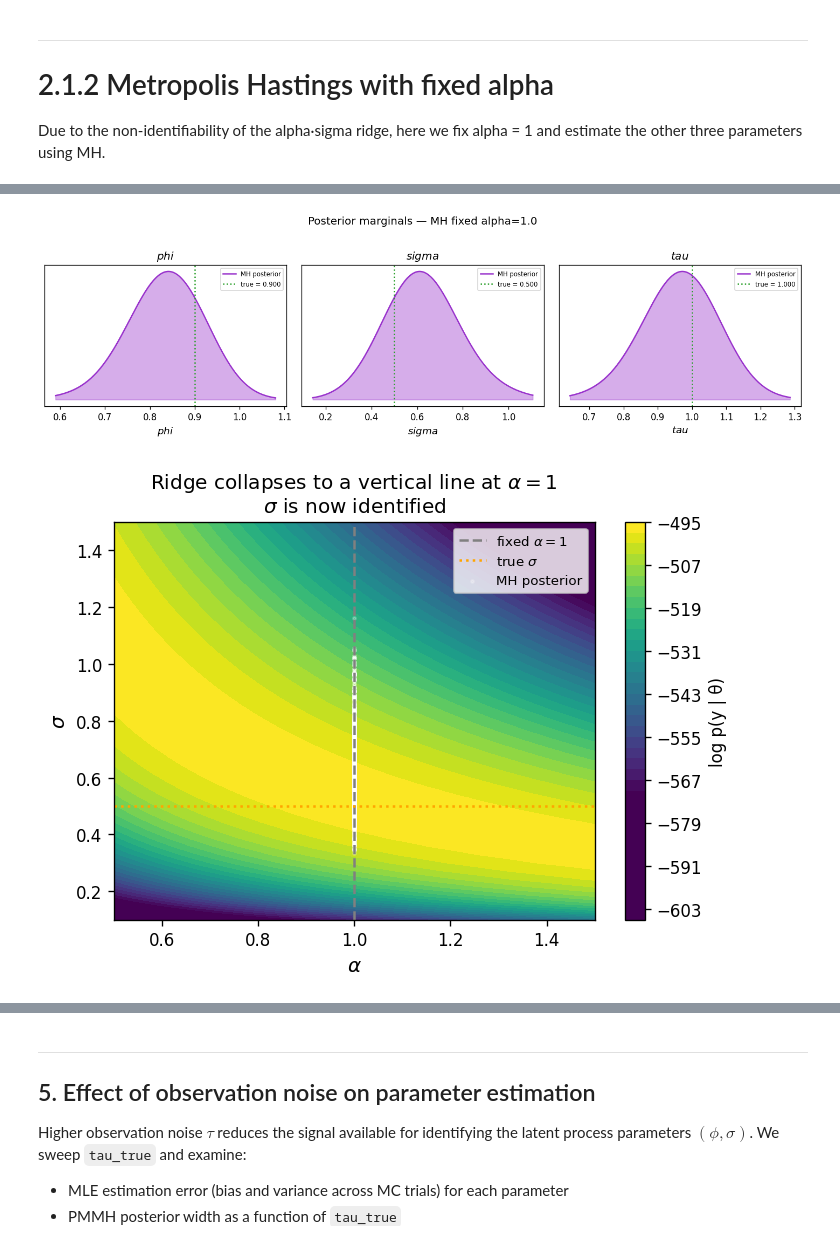
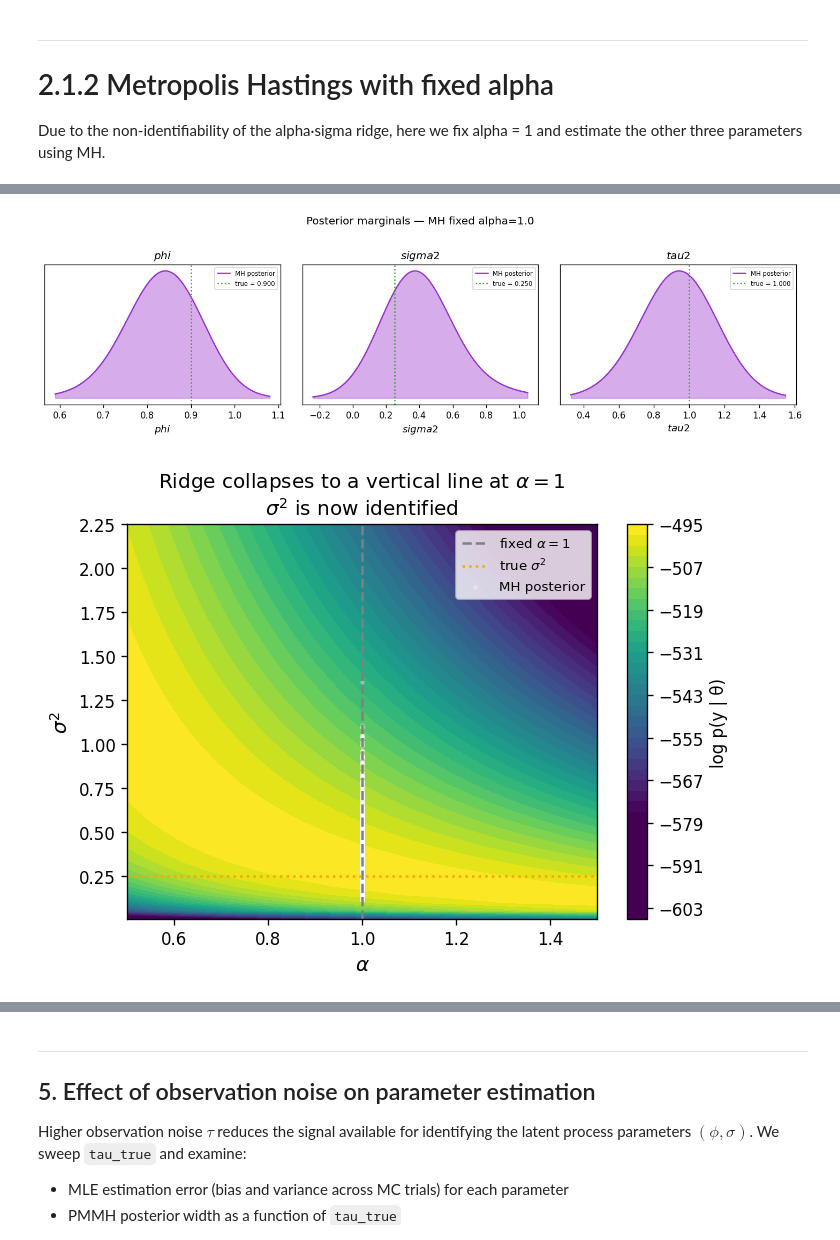
Before and after one commit to rickyli02/particle_filter_project_submission, a Jupyter notebook: notebooks/parameter_estimation.ipynb, the cells around one changed output, grey strips where cells are left out. Drawn from its saved outputs; the diff is of its cells as text; code cells hidden in the pictures.

```diff
--- a/notebooks/parameter_estimation.ipynb
+++ b/notebooks/parameter_estimation.ipynb
@@ -140,6 +141,6 @@ MLEResult  loglik=-495.5197  converged  n_evals=65
 # %%
 # ── comparison table and plots ────────────────────────────────────────────────
-names   = result.param_names                  # ['phi', 'alpha', 'sigma', 'tau']
+names   = result.param_names                  # ['phi', 'alpha', 'sigma2', 'tau2']
 mle_est = list(result.constrained_params)
 ses     = list(result.std_errors) if result.std_errors is not None else [None] * 4
 trues   = [TRUE_PARAMS[p] for p in names]
@@ -153,12 +154,12 @@ for name, tv, mv, se in zip(names, trues, mle_est, ses):
         print(f"{name:<8}  {tv:>8.4f}  {mv:>10.4f}  {'—':>10}  {'—':>10}")
 
 # ── Kalman filter with MLE params → filtered state ────────────────────────────
-phi_m, alpha_m, sigma_m, tau_m = mle_est
+phi_m, alpha_m, sigma2_m, tau2_m = mle_est
 lg_mle = LinearGaussianSSM(
     a=np.array([[phi_m]]),
     c=np.array([[alpha_m]]),
-    q=np.array([[sigma_m**2]]),
-    r=np.array([[tau_m**2]]),
+    q=np.array([[sigma2_m]]),
+    r=np.array([[tau2_m]]),
 )
 kf_mle = KalmanFilter(lg_mle, obs)
 filt_means, filt_covs, kf_loglik = kf_mle.run_filter()
@@ -181,10 +182,10 @@ plt.show()
 
 # ── profile log-likelihoods (1-D slices through MLE) ─────────────────────────
 grids = {
-    'phi':   np.linspace(-0.98, 0.98, 150),
-    'alpha': np.linspace(0.15, 2.80, 150),
-    'sigma': np.linspace(0.08, 1.60, 150),
-    'tau':   np.linspace(0.20, 3.00, 150),
+    'phi':    np.linspace(-0.98, 0.98, 150),
+    'alpha':  np.linspace(0.15, 2.80, 150),
+    'sigma2': np.linspace(0.005, 2.5,  150),
+    'tau2':   np.linspace(0.04,  8.0,  150),
 }
 mle_dict = dict(zip(names, mle_est))
 
@@ -221,9 +222,6 @@ plt.suptitle('Profile log-likelihood — one parameter varied, all others held a
              y=1.02, fontsize=10)
 plt.tight_layout()
 plt.show()
-
-# Note: alpha and sigma show no ±2 SE band because the Hessian is near-singular
-# along the α·σ identification ridge — explored in Section 4.
 # %% [output]
 Param         True         MLE          SE   |bias|/SE
 ────────────────────────────────────────────────────
@@ -259,7 +257,7 @@ the effect of particle noise on mixing and posterior width.
 # ── MH setup ──────────────────────────────────────────────────────────────────
 N_ITER_MH = 3000
 BURN_IN_MH = 500
-step_mh   = np.array([0.06, 0.10, 0.06, 0.06])
+step_mh   = np.array([0.06, 0.10, 0.12, 0.12])   # (phi, alpha, log σ², log τ²)
 
 model_mh  = SimpleLinearGaussianSSM(**TRUE_PARAMS, seed=13)
 theta0_mh = result.unconstrained_params   # warm start from MLE
@@ -632,46 +624,46 @@ plt.suptitle('Posterior marginals — MH fixed alpha=1.0', y=1.02)
 plt.tight_layout()
 plt.show()
 
-# ── Residual alpha·sigma scatter to confirm ridge is gone ─────────────────────
+# ── Residual alpha·sigma2 scatter to confirm ridge is gone ────────────────────
 phi_fix_fa  = TRUE_PARAMS['phi']
-tau_fix_fa  = TRUE_PARAMS['tau']
+tau2_fix_fa = TRUE_PARAMS['tau2']
 n_grid_fa   = 50
 
-alpha_gfa = np.linspace(0.5, 1.5, n_grid_fa)   # narrow range around fixed alpha=1
-sigma_gfa = np.linspace(0.1, 1.5, n_grid_fa)
-AA_fa, SS_fa = np.meshgrid(alpha_gfa, sigma_gfa)
+alpha_gfa  = np.linspace(0.5, 1.5, n_grid_fa)
+sigma2_gfa = np.linspace(0.01, 2.25, n_grid_fa)
+AA_fa, SS_fa = np.meshgrid(alpha_gfa, sigma2_gfa)
 LL_fa = np.full_like(AA_fa, np.nan)
 
 for i in range(n_grid_fa):
     for j in range(n_grid_fa):
         try:
-            m_tmp = SimpleLinearGaussianSSM(phi_fix_fa, AA_fa[i, j], SS_fa[i, j], tau_fix_fa)
+            m_tmp = SimpleLinearGaussianSSM(phi_fix_fa, AA_fa[i, j], SS_fa[i, j], tau2_fix_fa)
             LL_fa[i, j] = m_tmp.log_likelihood(obs)
         except (ValueError, FloatingPointError):
             pass
 
-sigma_samp_fa = constrained_fa[:, 1]  # sigma column (index 1; phi=0, sigma=1, tau=2)
+sigma2_samp_fa = constrained_fa[:, 1]  # sigma2 column (phi=0, sigma2=1, tau2=2)
 
 fig, ax = plt.subplots(figsize=(6, 4.5))
 vmin_fa = np.nanpercentile(LL_fa, 5)
 cf = ax.contourf(AA_fa, SS_fa, LL_fa, levels=40, cmap='viridis',
                  vmin=vmin_fa, vmax=np.nanmax(LL_fa))
 plt.colorbar(cf, ax=ax, label='log p(y | θ)')
-ax.axvline(1.0,               color='grey', ls='--', lw=1.5, label=r'fixed $\alpha=1$')
-ax.axhline(TRUE_PARAMS['sigma'], color='orange', ls=':',  lw=1.5, label=r'true $\sigma$')
-ax.scatter([1.0] * len(sigma_samp_fa), sigma_samp_fa,
+ax.axvline(1.0,                  color='grey',   ls='--', lw=1.5, label=r'fixed $\alpha=1$')
+ax.axhline(TRUE_PARAMS['sigma2'], color='orange', ls=':',  lw=1.5, label=r'true $\sigma^2$')
+ax.scatter([1.0] * len(sigma2_samp_fa), sigma2_samp_fa,
            c='white', s=3, alpha=0.25, rasterized=True, label='MH posterior')
 ax.set_xlabel(r'$\alpha$', fontsize=12)
-ax.set_ylabel(r'$\sigma$', fontsize=12)
+ax.set_ylabel(r'$\sigma^2$', fontsize=12)
 ax.set_title(
     r'Ridge collapses to a vertical line at $\alpha=1$' '\n'
-    r'$\sigma$ is now identified'
+    r'$\sigma^2$ is now identified'
 )
 ax.legend(fontsize=8)
 plt.tight_layout()
 plt.show()
 # %% [output]
-[figure, old version]
+[figure, new version]
-[figure, old version]
+[figure, new version]
 # %% [markdown]
 ---
```
Also changed, not shown: parts of 29 cells of this notebook, 1 other file.
